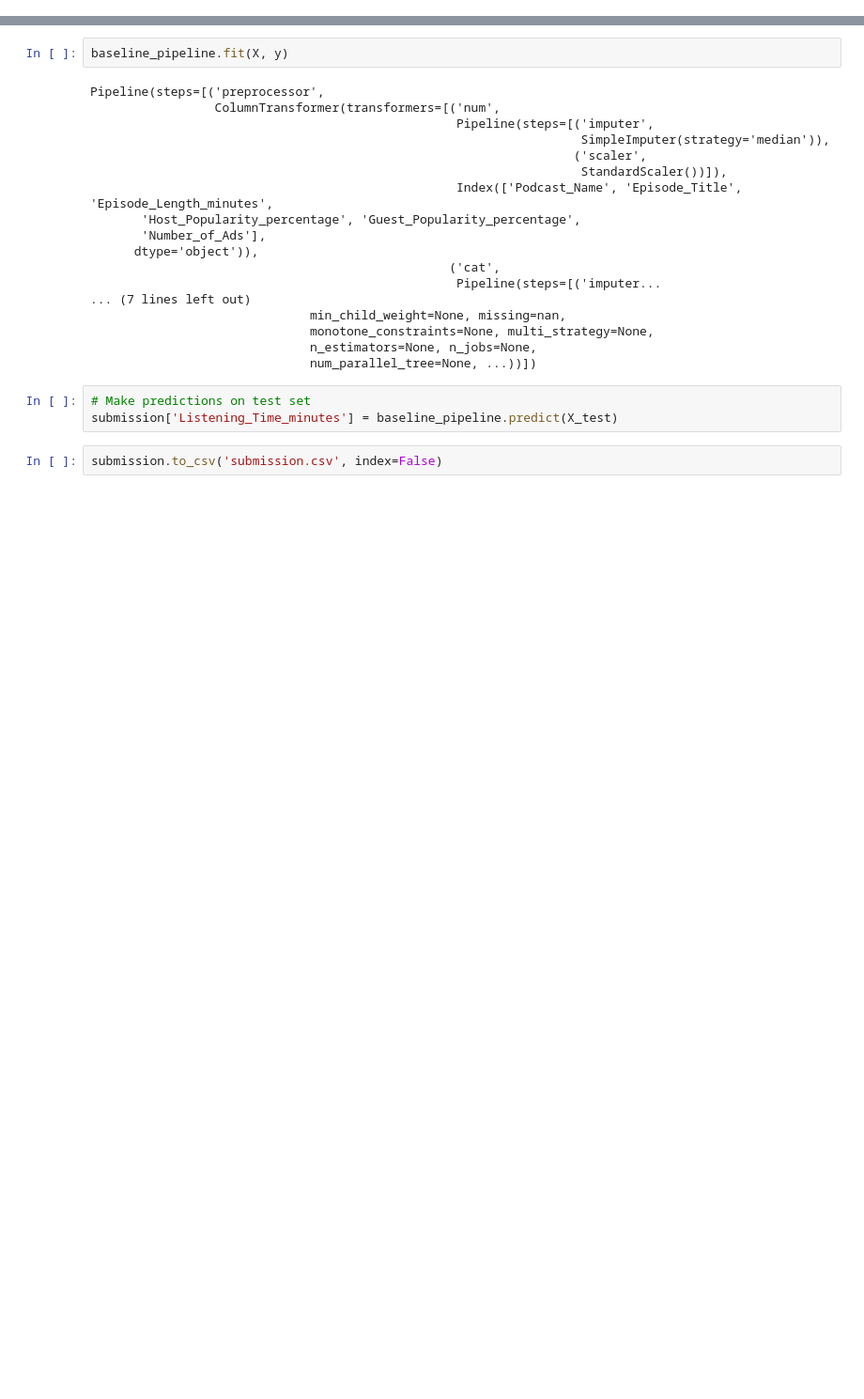
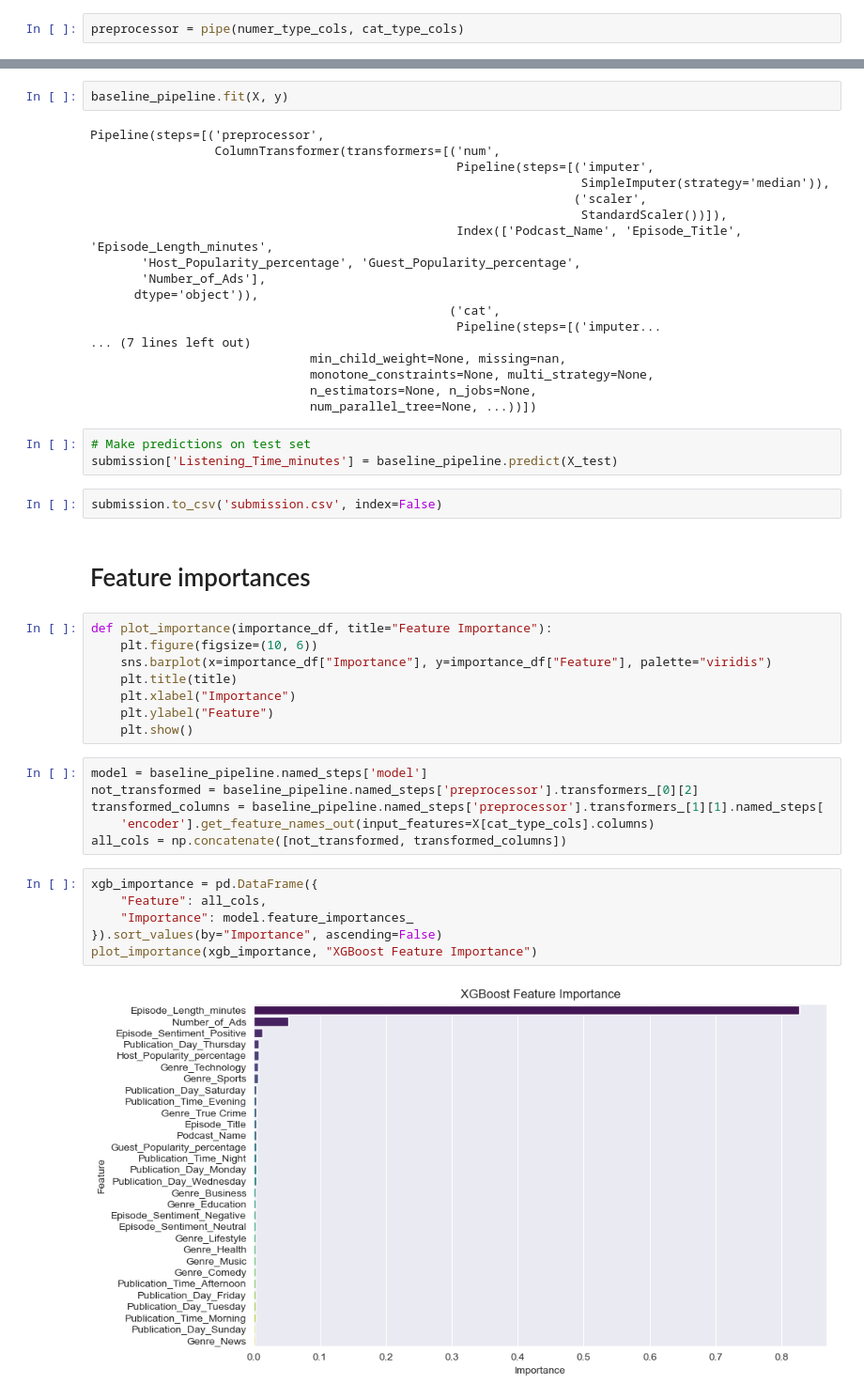
Before and after one commit to AlexeySporykhin/playground-series-s5e4, a Jupyter notebook: Preprocessing.ipynb, the cells around one changed output, grey strips where cells are left out. Shown at 94% size. Drawn from its saved outputs; the diff is of its cells as text; blank space fills up the shorter version.

```diff
--- a/Preprocessing.ipynb
+++ b/Preprocessing.ipynb
@@ -90,3 +95,5 @@ preprocessor = ColumnTransformer([
+# %%
+preprocessor = pipe(numer_type_cols, cat_type_cols)
 # %% [markdown]
 # Baseline Model:
 # %%
@@ -155,3 +162,27 @@ Pipeline(steps=[('preprocessor',
 submission['Listening_Time_minutes'] = baseline_pipeline.predict(X_test)
 # %%
 submission.to_csv('submission.csv', index=False)
+# %% [markdown]
+# Feature importances
+# %%
+def plot_importance(importance_df, title="Feature Importance"):
+    plt.figure(figsize=(10, 6))
+    sns.barplot(x=importance_df["Importance"], y=importance_df["Feature"], palette="viridis")
+    plt.title(title)
+    plt.xlabel("Importance")
+    plt.ylabel("Feature")
+    plt.show()
+# %%
+model = baseline_pipeline.named_steps['model']
+not_transformed = baseline_pipeline.named_steps['preprocessor'].transformers_[0][2]
+transformed_columns = baseline_pipeline.named_steps['preprocessor'].transformers_[1][1].named_steps[
+    'encoder'].get_feature_names_out(input_features=X[cat_type_cols].columns)
+all_cols = np.concatenate([not_transformed, transformed_columns])
+# %%
+xgb_importance = pd.DataFrame({
+    "Feature": all_cols,
+    "Importance": model.feature_importances_
+}).sort_values(by="Importance", ascending=False)
+plot_importance(xgb_importance, "XGBoost Feature Importance")
+# %% [output]
+[figure, added]
```
Also changed, not shown: parts of 7 cells of this notebook.
